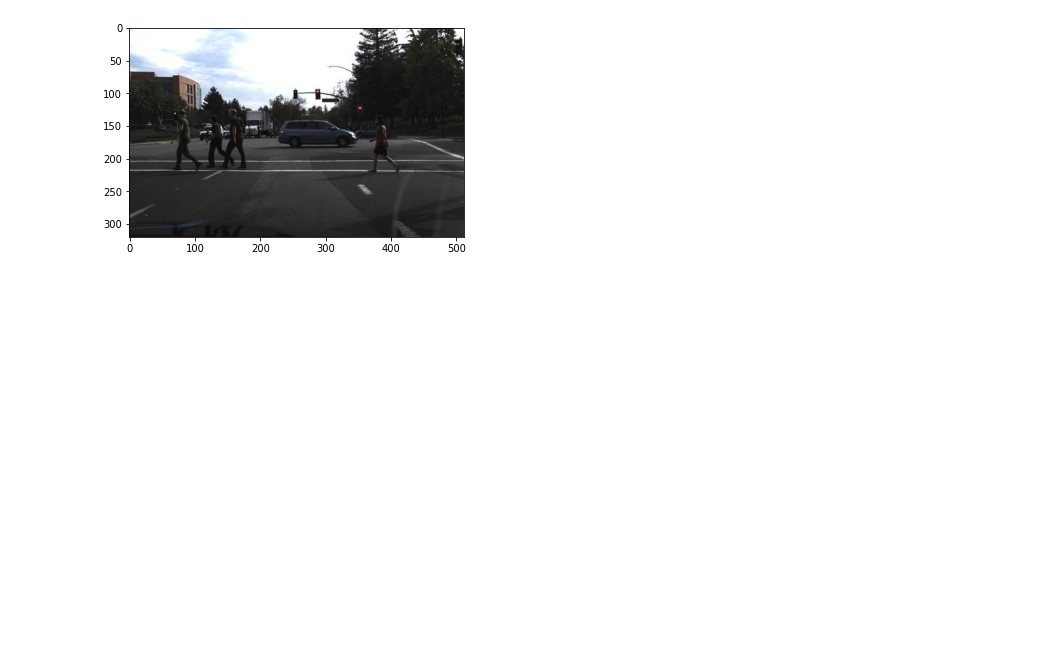
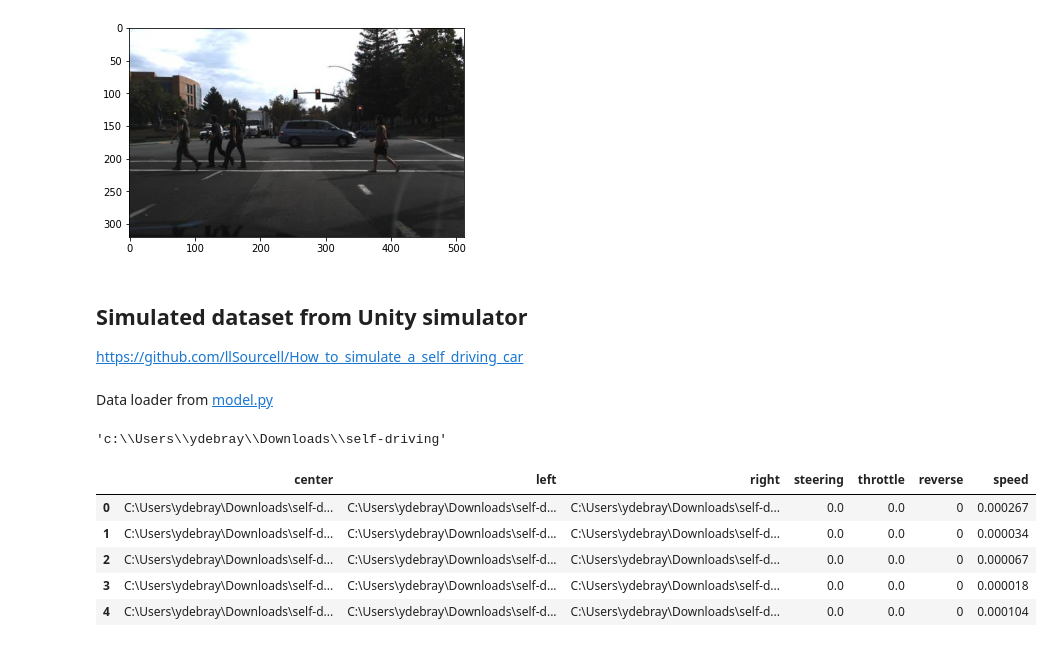
Before and after one commit to slevin48/self-driving, a Jupyter notebook: self-driving.ipynb, the cells around one changed output. Drawn from its saved outputs; the diff is of its cells as text; code cells hidden in the pictures; blank space fills up the shorter version.

```diff
--- a/self-driving.ipynb
+++ b/self-driving.ipynb
@@ -114,3 +116,6 @@ plt.imshow(image)
 # %% [output]
 <matplotlib.image.AxesImage at 0x...>
 [figure]
+# %% [markdown]
+## Simulated dataset from Unity simulator
+https://github.com/llSourcell/How_to_simulate_a_self_driving_car
@@ -116,0 +125,2 @@ plt.imshow(image)
+# %% [markdown]
+Data loader from [model.py](https://github.com/slevin48/How_to_simulate_a_self_driving_car/blob/master/model.py)
@@ -116,0 +147,15 @@ plt.imshow(image)
+# %%
+os.getcwd()
+# %% [output]
+'c:\\Users\\ydebray\\Downloads\\self-driving'
+# %%
+#reads CSV file into a single dataframe variable
+data_df = pd.read_csv(os.path.join(os.getcwd(),'term1-simulator-windows','sim_data', 'driving_log.csv'), names=['center', 'left', 'right', 'steering', 'throttle', 'reverse', 'speed'])
+data_df.head()
+# %% [output]
+|  | center | left | right | steering | throttle | reverse | speed |
+| 0 | C:\Users\ydebray\Downloads\self-d... | C:\Users\ydebray\Downloads\self-d... | C:\Users\ydebray\Downloads\self-d... | 0.0 | 0.0 | 0 | 0.000267 |
+| 1 | C:\Users\ydebray\Downloads\self-d... | C:\Users\ydebray\Downloads\self-d... | C:\Users\ydebray\Downloads\self-d... | 0.0 | 0.0 | 0 | 0.000034 |
+| 2 | C:\Users\ydebray\Downloads\self-d... | C:\Users\ydebray\Downloads\self-d... | C:\Users\ydebray\Downloads\self-d... | 0.0 | 0.0 | 0 | 0.000067 |
+| 3 | C:\Users\ydebray\Downloads\self-d... | C:\Users\ydebray\Downloads\self-d... | C:\Users\ydebray\Downloads\self-d... | 0.0 | 0.0 | 0 | 0.000018 |
+| 4 | C:\Users\ydebray\Downloads\self-d... | C:\Users\ydebray\Downloads\self-d... | C:\Users\ydebray\Downloads\self-d... | 0.0 | 0.0 | 0 | 0.000104 |
```
Also changed, not shown: parts of 9 cells of this notebook, 6 other files.
